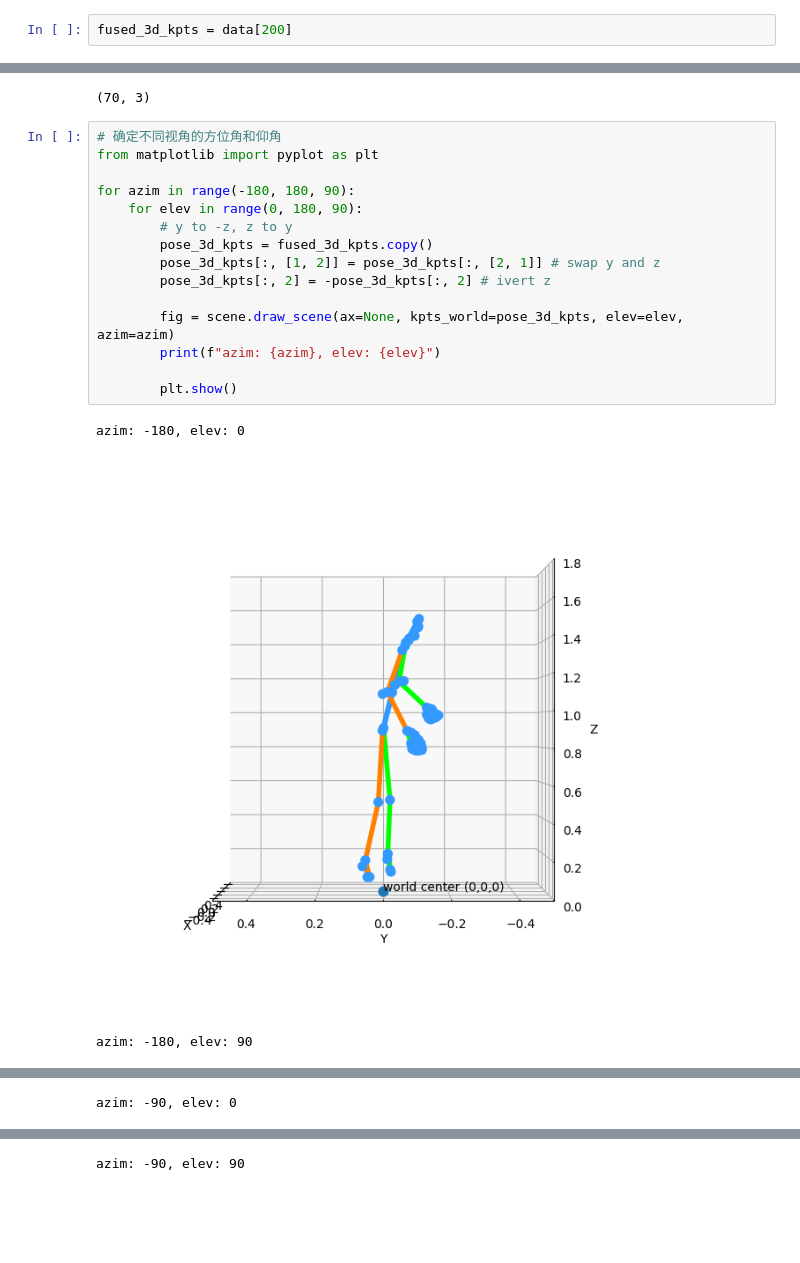
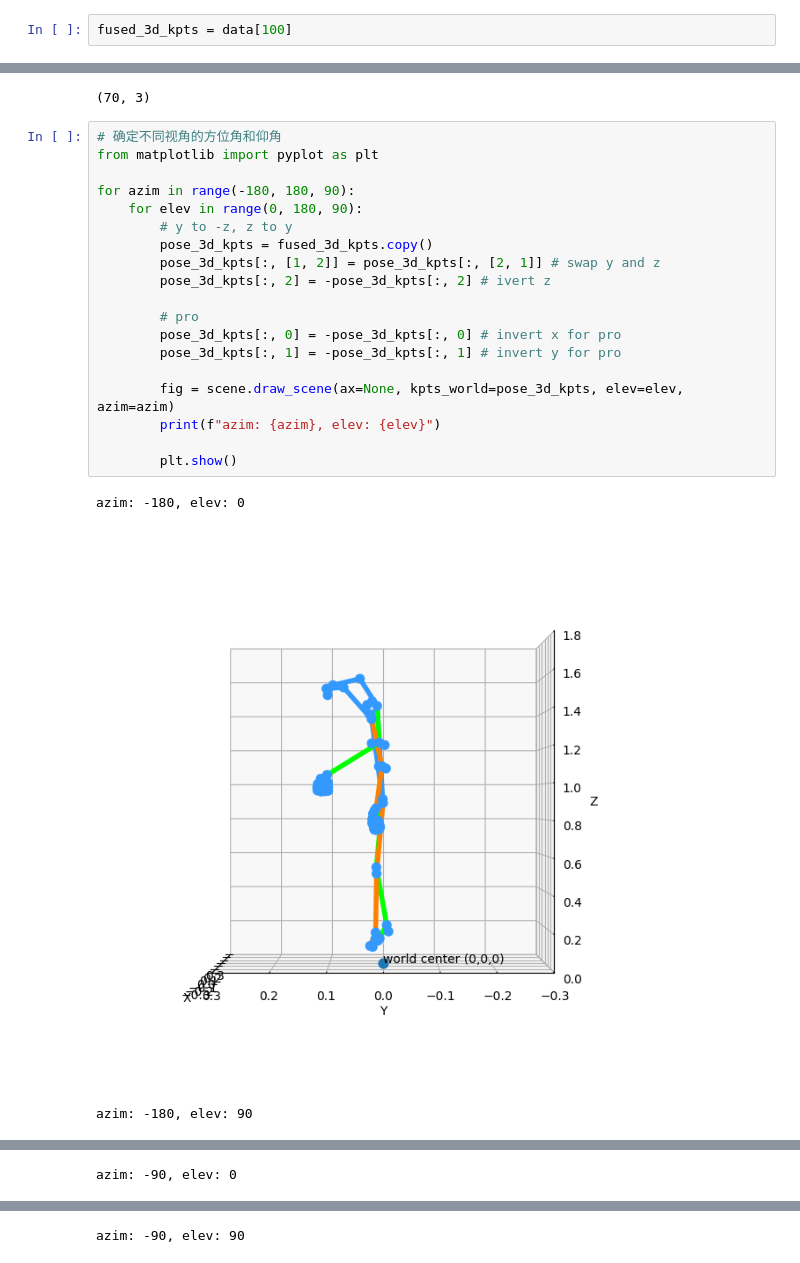
Before and after one commit to ChenKaiXuSan/Skiing_Analysis_PyTorch, a Jupyter notebook: analysis/vis.ipynb, the cells around one changed output, grey strips where cells are left out. Saved outputs shown, nothing was run; the diff lists cells and outputs as text; blank space fills up the shorter version.

```diff
--- a/analysis/vis.ipynb
+++ b/analysis/vis.ipynb
@@ -7,7 +8,7 @@ data.shape
 # %% [output]
 (1492, 70, 3)
 # %%
-fused_3d_kpts = data[200]
+fused_3d_kpts = data[100]
 # %%
 import sys
 sys.path.append("/workspace/code")
@@ -21,19 +22,23 @@ fused_3d_kpts.shape
 # %%
 # 确定不同视角的方位角和仰角
 from matplotlib import pyplot as plt
 
 for azim in range(-180, 180, 90):
     for elev in range(0, 180, 90):
         # y to -z, z to y
         pose_3d_kpts = fused_3d_kpts.copy()
         pose_3d_kpts[:, [1, 2]] = pose_3d_kpts[:, [2, 1]] # swap y and z
         pose_3d_kpts[:, 2] = -pose_3d_kpts[:, 2] # ivert z
 
+        # pro
+        pose_3d_kpts[:, 0] = -pose_3d_kpts[:, 0] # invert x for pro
+        pose_3d_kpts[:, 1] = -pose_3d_kpts[:, 1] # invert y for pro
+
         fig = scene.draw_scene(ax=None, kpts_world=pose_3d_kpts, elev=elev, azim=azim)
         print(f"azim: {azim}, elev: {elev}")
 
         plt.show()
 # %% [output]
 azim: -180, elev: 0
-[figure, old version]
+[figure, new version]
 azim: -180, elev: 90
```
Also changed, not shown: parts of 3 cells of this notebook, 3 other files.
